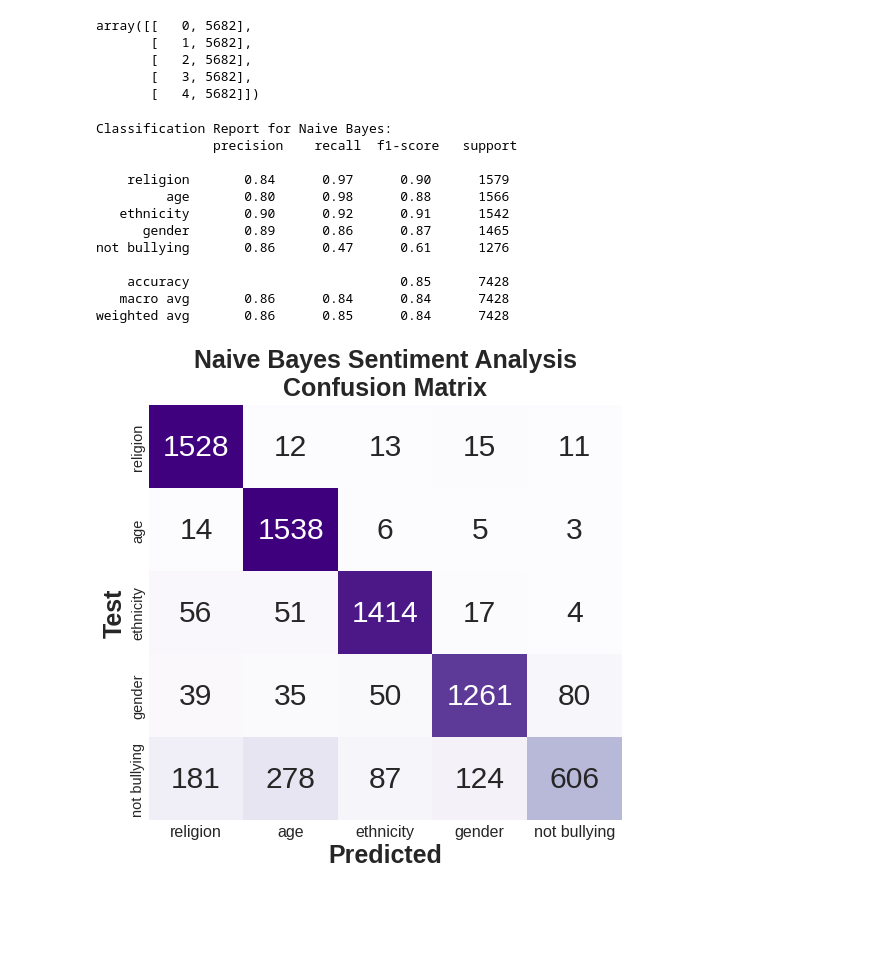
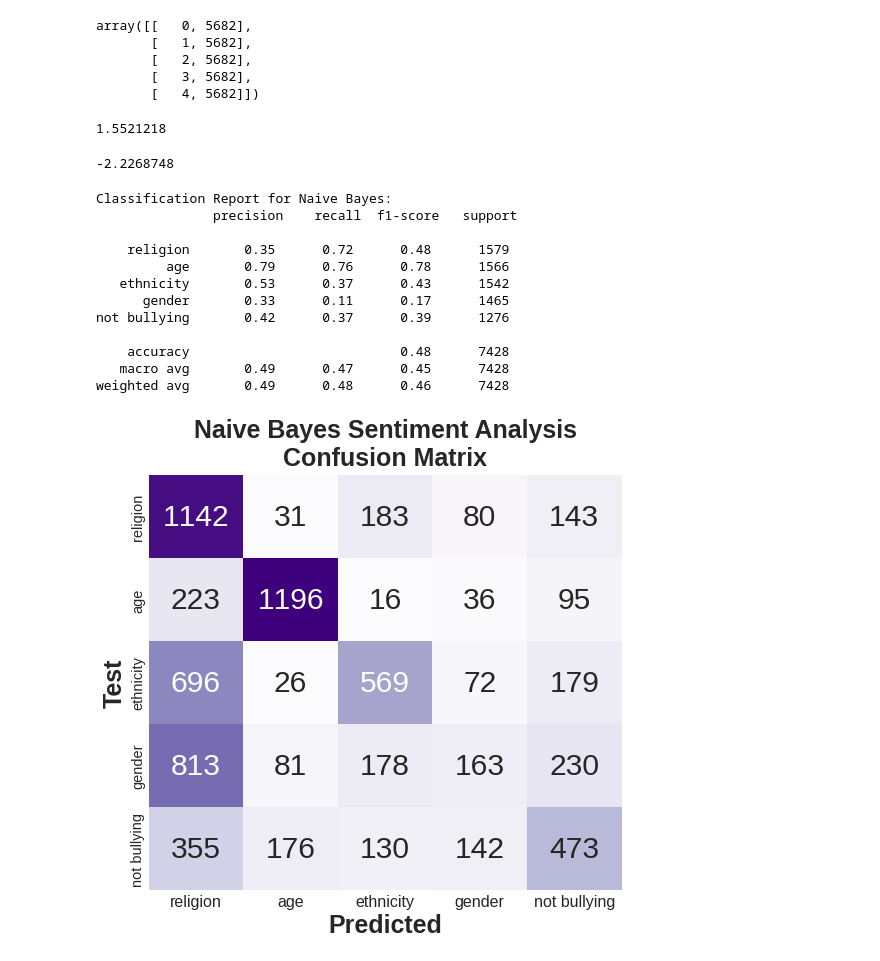
Before and after one commit to vishal19217/CyberBullying_Sentiment_Analysis, a Jupyter notebook: Preprocessing.ipynb, the cells around one changed output. Cells and saved outputs as stored; diff of their text form; code cells hidden in the pictures; blank space fills up the shorter version.

Commit message:
Word2Vec(Accuracy is less as compared to Tf-IDF)

```diff
--- a/Preprocessing.ipynb
+++ b/Preprocessing.ipynb
@@ -250,7 +285,8 @@ random.seed(seed_value)
 np.random.seed(seed_value)
 torch.manual_seed(seed_value)
 torch.cuda.manual_seed_all(seed_value)
-X = df['text_clean']
+X = df['tokenized']
 y = df['sentiment']
 #Training and Splitting the dataset
 X_train, X_test, y_train, y_test = train_test_split(X, y, test_size=0.2, stratify=y, random_state=seed_value)
+X.head()
@@ -268,14 +311,14 @@ array([[   0, 5682],
        [   3, 5275],
        [   4, 4594]])
 # %%
-ros = RandomOverSampler()
-# display(np.array(X_train.reshape(-1,1)))
-X_train, y_train = ros.fit_resample(np.array(X_train).reshape(-1, 1), np.array(y_train).reshape(-1, 1));
-train_os = pd.DataFrame(list(zip([x[0] for x in X_train], y_train)), columns = ['text_clean', 'sentiment']);
-X_train = train_os['text_clean'].values
-y_train = train_os['sentiment'].values
-(unique, counts) = np.unique(y_train, return_counts=True)
-np.asarray((unique, counts)).T
+# ros = RandomOverSampler()
+# # display(np.array(X_train.reshape(-1,1)))
+# X_train, y_train = ros.fit_resample(np.array(X_train).reshape(-1, 1), np.array(y_train).reshape(-1, 1));
+# train_os = pd.DataFrame(list(zip([x[0] for x in X_train], y_train)), columns = ['text_clean', 'sentiment']);
+# X_train = train_os['text_clean'].values
+# y_train = train_os['sentiment'].values
+# (unique, counts) = np.unique(y_train, return_counts=True)
+# np.asarray((unique, counts)).T
 # %% [output]
 array([[   0, 5682],
        [   1, 5682],
@@ -300,3 +343,24 @@ X_test_tf = tf_transformer.transform(X_test_cv)
+# %%
+#Naive Bayes
+from sklearn.feature_extraction.text import CountVectorizer
+from sklearn.feature_extraction.text import TfidfTransformer
+from sklearn.naive_bayes import GaussianNB
+from sklearn.naive_bayes import MultinomialNB
+from sklearn.preprocessing import MinMaxScaler
+
+
+# clf = CountVectorizer()
+# scaler = MinMaxScaler()
+
+X_train_vectors_w2v = modelw.transform(X_train)
+X_test_vectors_w2v = modelw.transform(X_test)
+display(X_train_vectors_w2v.max(),X_train_vectors_w2v.min())
+# X_train_vectors_w2v = scaler.fit_transform(X_train_vectors_w2v)
+# X_test_vectors_w2v = scaler.fit_transform(X_test_vectors_w2v)
+# display(X_train_vectors_w2v)
+# %% [output]
+1.5521218
+-2.2268748
 # %%
 from sklearn.metrics import classification_report, confusion_matrix
 def conf_matrix(y, y_pred, title, labels):
@@ -309,22 +373,22 @@ def conf_matrix(y, y_pred, title, labels):
     ax.set_xlabel('Predicted', fontsize=25)
     plt.show()
 # %%
-nb_clf = MultinomialNB()
-nb_clf.fit(X_train_tf, y_train)
-nb_pred = nb_clf.predict(X_test_tf)
+nb_clf = GaussianNB()
+nb_clf.fit(X_train_vectors_w2v, y_train)
+nb_pred = nb_clf.predict(X_test_vectors_w2v)
 print('Classification Report for Naive Bayes:\n',classification_report(y_test, nb_pred, target_names=sentiments))
 conf_matrix(y_test,nb_pred,'Naive Bayes Sentiment Analysis\nConfusion Matrix', sentiments)
 # %% [output]
 Classification Report for Naive Bayes:
                precision    recall  f1-score   support
 
-    religion       0.84      0.97      0.90      1579
-         age       0.80      0.98      0.88      1566
-   ethnicity       0.90      0.92      0.91      1542
-      gender       0.89      0.86      0.87      1465
-not bullying       0.86      0.47      0.61      1276
+    religion       0.35      0.72      0.48      1579
+         age       0.79      0.76      0.78      1566
+   ethnicity       0.53      0.37      0.43      1542
+      gender       0.33      0.11      0.17      1465
+not bullying       0.42      0.37      0.39      1276
 
-    accuracy                           0.85      7428
-   macro avg       0.86      0.84      0.84      7428
-weighted avg       0.86      0.85      0.84      7428
+    accuracy                           0.48      7428
+   macro avg       0.49      0.47      0.45      7428
+weighted avg       0.49      0.48      0.46      7428
-[figure, old version]
+[figure, new version]
```
Also changed, not shown: parts of 11 cells of this notebook.
